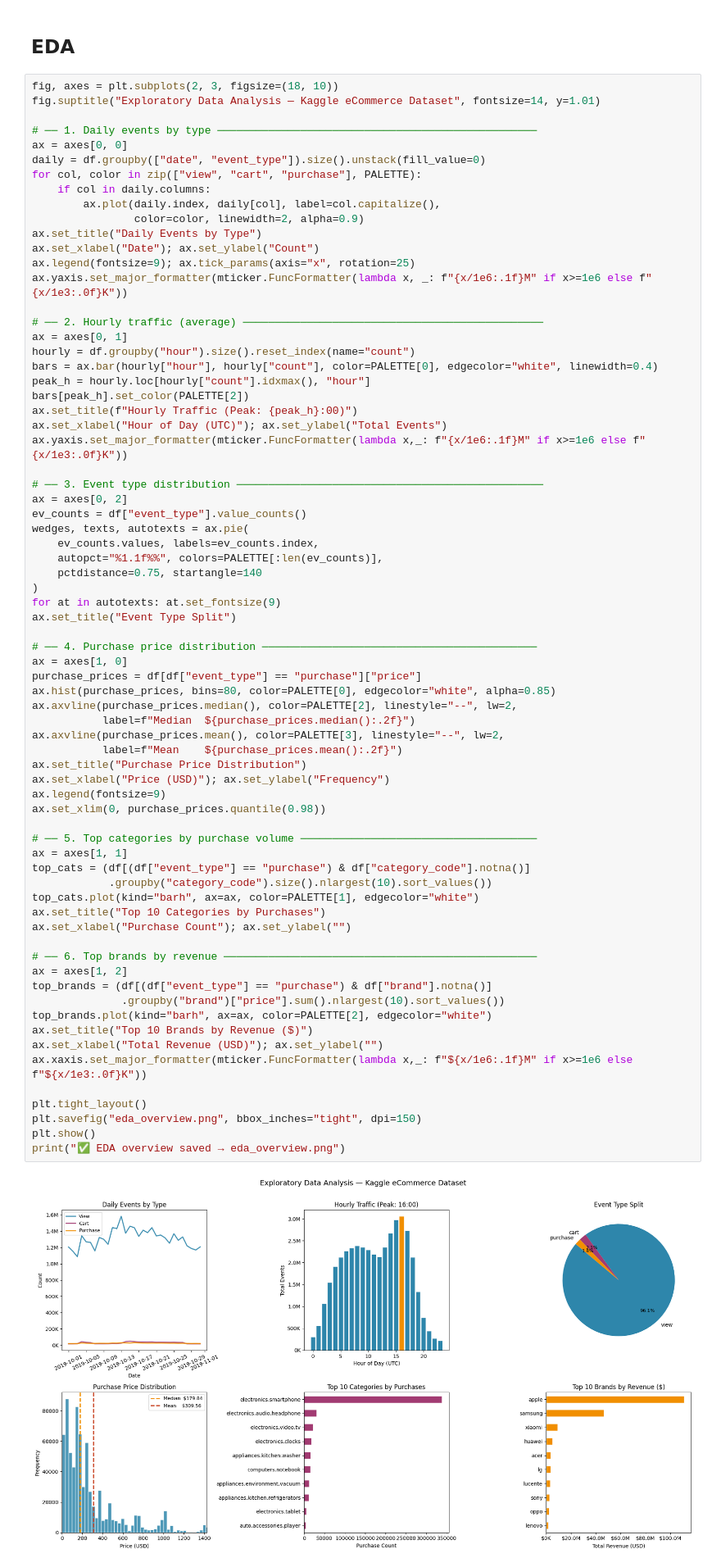
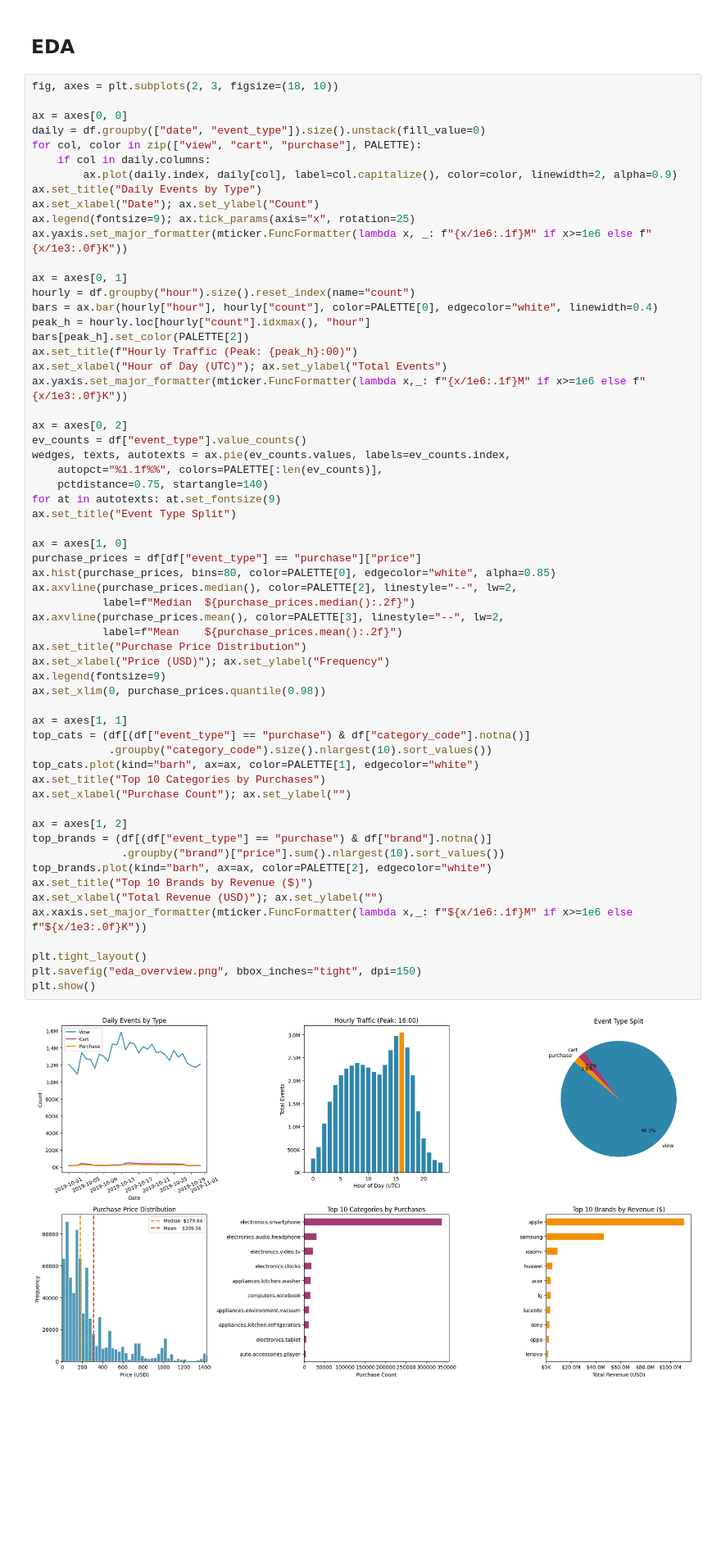
Before and after one commit to nikitasharma1203/ecommerce-funnel-retention-dashboard, a Jupyter notebook: ecommerce_funnel_analysis.ipynb, the cells around one changed output. Shown at 82% size. Cells and saved outputs as stored; diff of their text form; blank space fills up the shorter version.

```diff
--- a/ecommerce_funnel_analysis.ipynb
+++ b/ecommerce_funnel_analysis.ipynb
@@ -99,21 +74,17 @@ sns.set_palette(PALETTE)
 ## EDA
 # %%
 fig, axes = plt.subplots(2, 3, figsize=(18, 10))
-fig.suptitle("Exploratory Data Analysis — Kaggle eCommerce Dataset", fontsize=14, y=1.01)
 
-# ── 1. Daily events by type ──────────────────────────────────────────────────
 ax = axes[0, 0]
 daily = df.groupby(["date", "event_type"]).size().unstack(fill_value=0)
 for col, color in zip(["view", "cart", "purchase"], PALETTE):
     if col in daily.columns:
-        ax.plot(daily.index, daily[col], label=col.capitalize(),
-                color=color, linewidth=2, alpha=0.9)
+        ax.plot(daily.index, daily[col], label=col.capitalize(), color=color, linewidth=2, alpha=0.9)
 ax.set_title("Daily Events by Type")
 ax.set_xlabel("Date"); ax.set_ylabel("Count")
 ax.legend(fontsize=9); ax.tick_params(axis="x", rotation=25)
 ax.yaxis.set_major_formatter(mticker.FuncFormatter(lambda x, _: f"{x/1e6:.1f}M" if x>=1e6 else f"{x/1e3:.0f}K"))
 
-# ── 2. Hourly traffic (average) ───────────────────────────────────────────────
 ax = axes[0, 1]
 hourly = df.groupby("hour").size().reset_index(name="count")
 bars = ax.bar(hourly["hour"], hourly["count"], color=PALETTE[0], edgecolor="white", linewidth=0.4)
@@ -123,50 +94,43 @@ ax.set_title(f"Hourly Traffic (Peak: {peak_h}:00)")
 ax.set_xlabel("Hour of Day (UTC)"); ax.set_ylabel("Total Events")
 ax.yaxis.set_major_formatter(mticker.FuncFormatter(lambda x,_: f"{x/1e6:.1f}M" if x>=1e6 else f"{x/1e3:.0f}K"))
 
-# ── 3. Event type distribution ────────────────────────────────────────────────
 ax = axes[0, 2]
 ev_counts = df["event_type"].value_counts()
-wedges, texts, autotexts = ax.pie(
-    ev_counts.values, labels=ev_counts.index,
+wedges, texts, autotexts = ax.pie(ev_counts.values, labels=ev_counts.index,
     autopct="%1.1f%%", colors=PALETTE[:len(ev_counts)],
-    pctdistance=0.75, startangle=140
-)
+    pctdistance=0.75, startangle=140)
 for at in autotexts: at.set_fontsize(9)
 ax.set_title("Event Type Split")
 
-# ── 4. Purchase price distribution ───────────────────────────────────────────
 ax = axes[1, 0]
 purchase_prices = df[df["event_type"] == "purchase"]["price"]
 ax.hist(purchase_prices, bins=80, color=PALETTE[0], edgecolor="white", alpha=0.85)
 ax.axvline(purchase_prices.median(), color=PALETTE[2], linestyle="--", lw=2,
            label=f"Median  ${purchase_prices.median():.2f}")
 ax.axvline(purchase_prices.mean(), color=PALETTE[3], linestyle="--", lw=2,
            label=f"Mean    ${purchase_prices.mean():.2f}")
 ax.set_title("Purchase Price Distribution")
 ax.set_xlabel("Price (USD)"); ax.set_ylabel("Frequency")
 ax.legend(fontsize=9)
 ax.set_xlim(0, purchase_prices.quantile(0.98))
 
-# ── 5. Top categories by purchase volume ─────────────────────────────────────
 ax = axes[1, 1]
 top_cats = (df[(df["event_type"] == "purchase") & df["category_code"].notna()]
             .groupby("category_code").size().nlargest(10).sort_values())
 top_cats.plot(kind="barh", ax=ax, color=PALETTE[1], edgecolor="white")
 ax.set_title("Top 10 Categories by Purchases")
 ax.set_xlabel("Purchase Count"); ax.set_ylabel("")
 
-# ── 6. Top brands by revenue ─────────────────────────────────────────────────
 ax = axes[1, 2]
 top_brands = (df[(df["event_type"] == "purchase") & df["brand"].notna()]
               .groupby("brand")["price"].sum().nlargest(10).sort_values())
 top_brands.plot(kind="barh", ax=ax, color=PALETTE[2], edgecolor="white")
 ax.set_title("Top 10 Brands by Revenue ($)")
 ax.set_xlabel("Total Revenue (USD)"); ax.set_ylabel("")
 ax.xaxis.set_major_formatter(mticker.FuncFormatter(lambda x,_: f"${x/1e6:.1f}M" if x>=1e6 else f"${x/1e3:.0f}K"))
 
 plt.tight_layout()
 plt.savefig("eda_overview.png", bbox_inches="tight", dpi=150)
 plt.show()
-print("✅ EDA overview saved → eda_overview.png")
 # %% [output]
-[figure, old version]
+[figure, new version]
```
Also changed, not shown: parts of 12 cells of this notebook.
